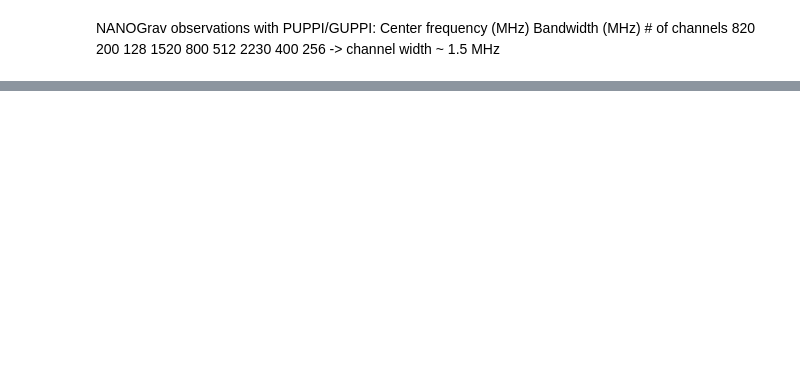
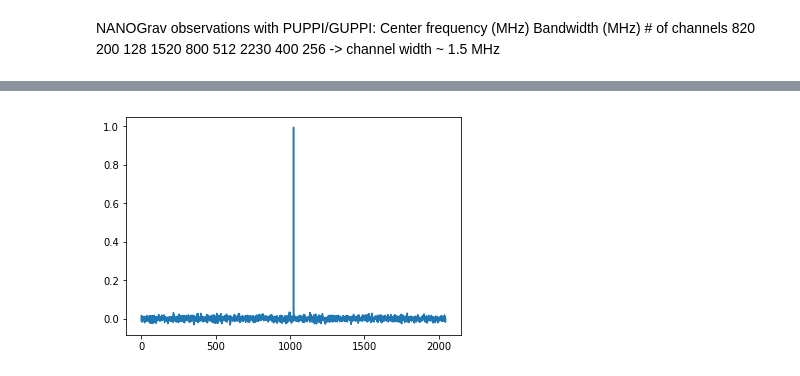
Before and after one commit to ggrillo93/plasma-lensing, a Jupyter notebook: Pulse lensing.ipynb, the cells around one changed output, grey strips where cells are left out. Drawn from its saved outputs; the diff is of its cells as text; code cells hidden in the pictures; blank space fills up the shorter version.

```diff
--- a/Pulse lensing.ipynb
+++ b/Pulse lensing.ipynb
@@ -96,0 +148,11 @@ Ideally would calculate $A(\nu)*exp(i*\phi (\nu))$ due to the lens for the compl
+# %%
+T = 5e-3
+t = np.linspace(-T/2., T/2., 2048)
+fittemp = gausstemp(t, T/10., 1., 0.)
+noise = 0.01*(1j*randn(2048) + randn(2048))
+delta = unit_impulse(2048, 'mid')
+# %%
+plt.plot(range(2048), noise.real + delta)
+plt.show()
+# %% [output]
+[figure, added]
```
Also changed, not shown: parts of 32 cells of this notebook, 9 other files.
